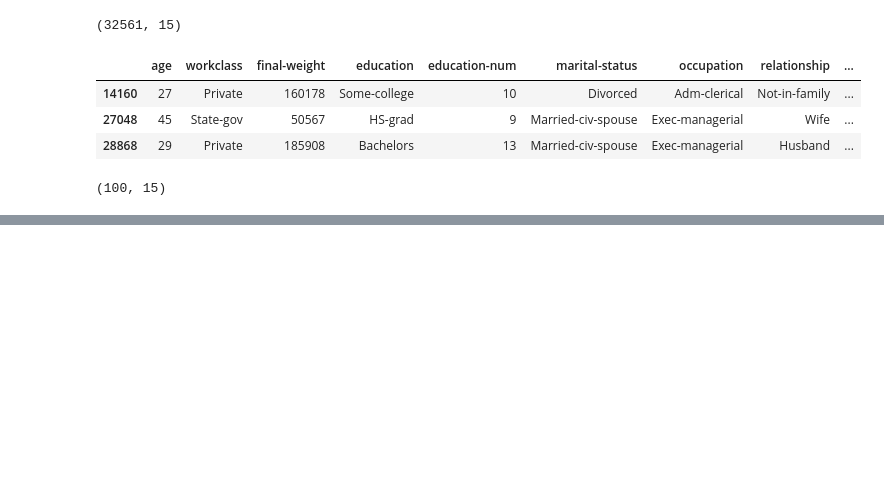
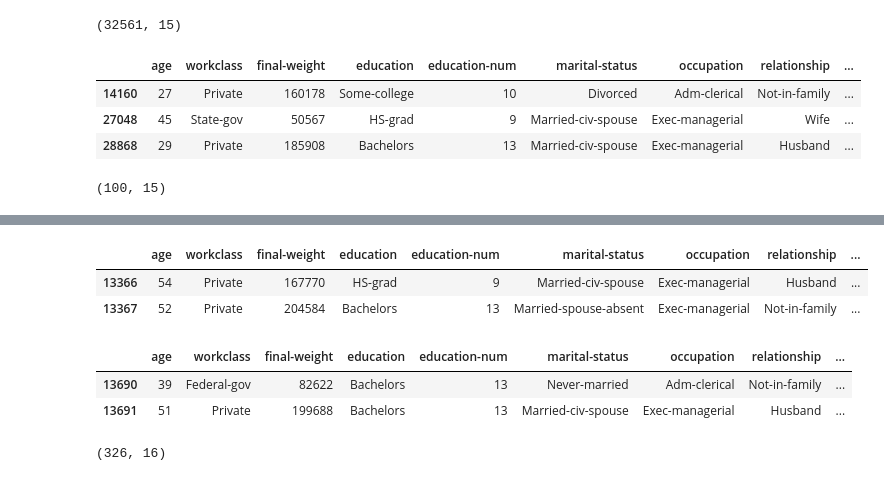
Before and after one commit to LucasGleysson/Estatistica_DS_ML, a Jupyter notebook: Amostragens.ipynb, the cells around one changed output, grey strips where cells are left out. Saved outputs shown, nothing was run; the diff lists cells and outputs as text; code cells hidden in the pictures; blank space fills up the shorter version.

```diff
--- a/Amostragens.ipynb
+++ b/Amostragens.ipynb
@@ -100,0 +112,36 @@ display(amostra_sistematica.shape)
+# %%
+def amostragem_por_grupos(dataset, qnt_grupos):
+  dataset = dataset.copy()
+  qnt_amostra = dataset.shape[0] / qnt_grupos
+  grupos = []
+  id_grupo = 1
+  contador = 0
+
+  # Definindo os grupos
+  for _ in dataset.iterrows():
+    grupos.append(id_grupo)
+    contador += 1
+    if contador > qnt_amostra:
+      contador = 0
+      id_grupo += 1
+
+  # Inserindo os grupos
+  dataset['grupo'] = grupos
+
+  #Escolhendo o grupo
+  amostra = dataset[dataset['grupo'] == random.randint(1, qnt_grupos)]
+
+  return amostra
+# %%
+amostra_de_grupo = amostragem_por_grupos(dataset, 100)
+display(amostra_de_grupo.head(2))
+display(amostra_de_grupo.tail(2))
+display(amostra_de_grupo.shape)
+# %% [output]
+|  | age | workclass | final-weight | education | education-num | marital-status | occupation | relationship | ... |
+| 13366 | 54 | Private | 167770 | HS-grad | 9 | Married-civ-spouse | Exec-managerial | Husband | ... |
+| 13367 | 52 | Private | 204584 | Bachelors | 13 | Married-spouse-absent | Exec-managerial | Not-in-family | ... |
+|  | age | workclass | final-weight | education | education-num | marital-status | occupation | relationship | ... |
+| 13690 | 39 | Federal-gov | 82622 | Bachelors | 13 | Never-married | Adm-clerical | Not-in-family | ... |
+| 13691 | 51 | Private | 199688 | Bachelors | 13 | Married-civ-spouse | Exec-managerial | Husband | ... |
+(326, 16)
```
Also changed, not shown: parts of 15 cells of this notebook.
